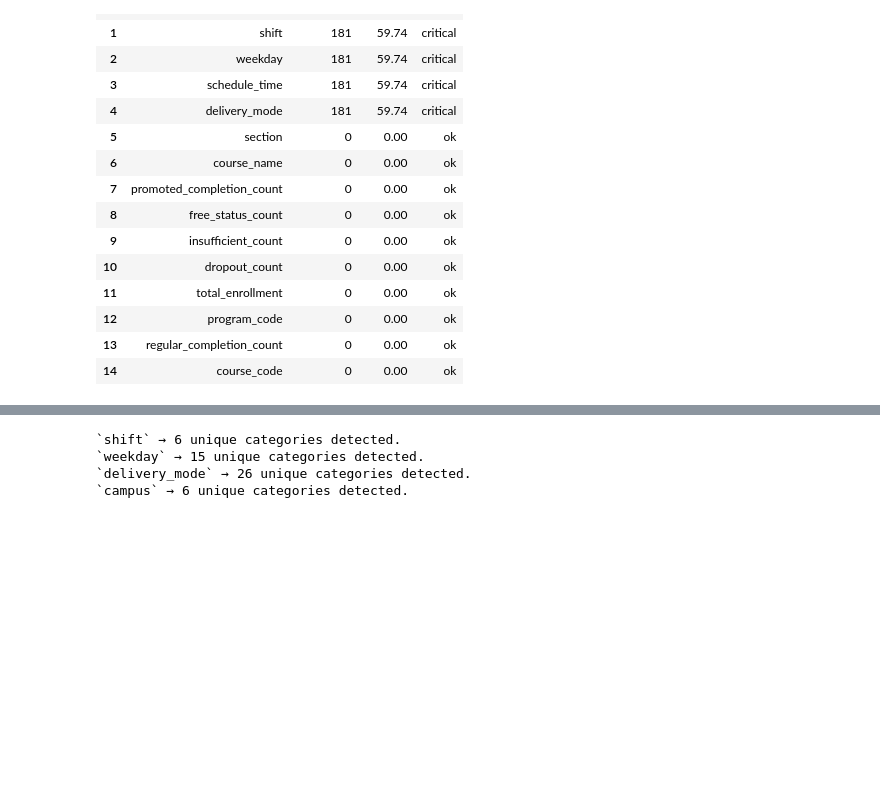
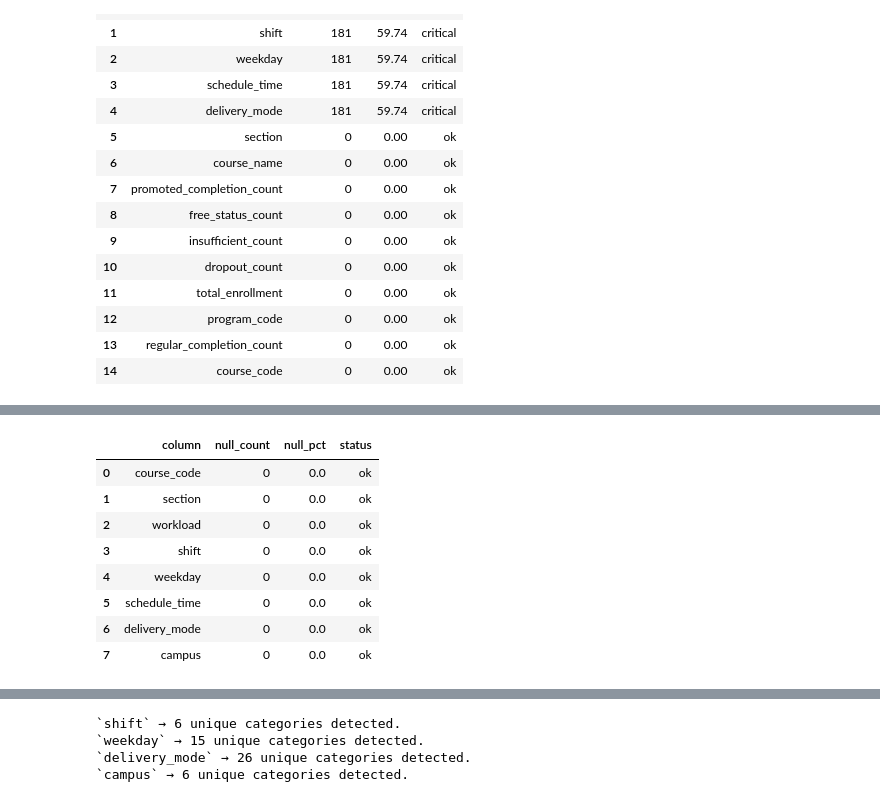
Before and after one commit to valentinarias-dtsc/higher-education-outcomes-analysis, a Jupyter notebook: notebooks/01_data_audit.ipynb, the cells around one changed output, grey strips where cells are left out. Drawn from its saved outputs; the diff is of its cells as text; code cells hidden in the pictures; blank space fills up the shorter version.

```diff
--- a/notebooks/01_data_audit.ipynb
+++ b/notebooks/01_data_audit.ipynb
@@ -251,3 +255,6 @@ profile_missingness(enrollment)
 | 12 | program_code | 0 | 0.00 | ok |
 | 13 | regular_completion_count | 0 | 0.00 | ok |
 | 14 | course_code | 0 | 0.00 | ok |
+# %%
+profile_missingness(offering)
+# %% [output]
@@ -253,0 +262,9 @@ profile_missingness(enrollment)
+|  | column | null_count | null_pct | status |
+| 0 | course_code | 0 | 0.0 | ok |
+| 1 | section | 0 | 0.0 | ok |
+| 2 | workload | 0 | 0.0 | ok |
+| 3 | shift | 0 | 0.0 | ok |
+| 4 | weekday | 0 | 0.0 | ok |
+| 5 | schedule_time | 0 | 0.0 | ok |
+| 6 | delivery_mode | 0 | 0.0 | ok |
+| 7 | campus | 0 | 0.0 | ok |
```
Also changed, not shown: parts of 14 cells of this notebook.
